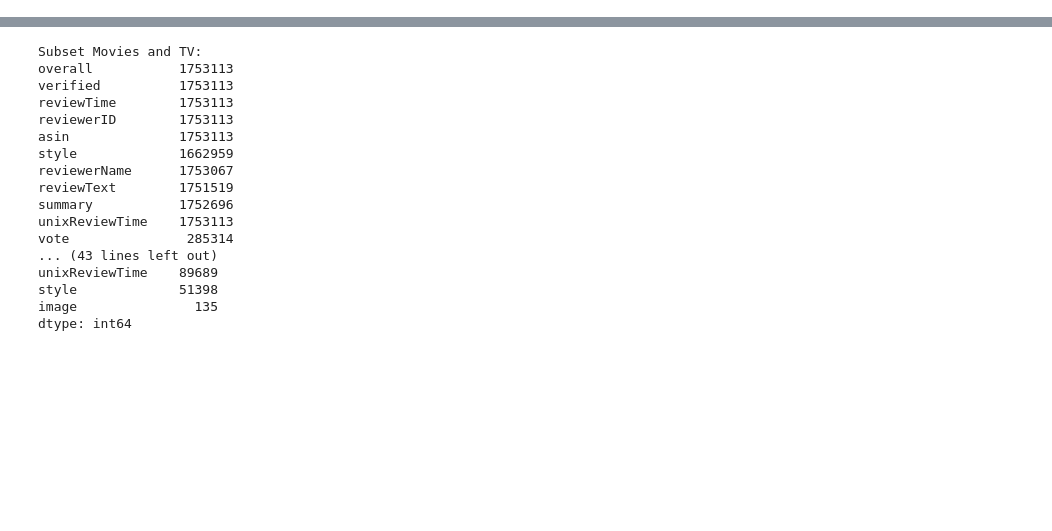
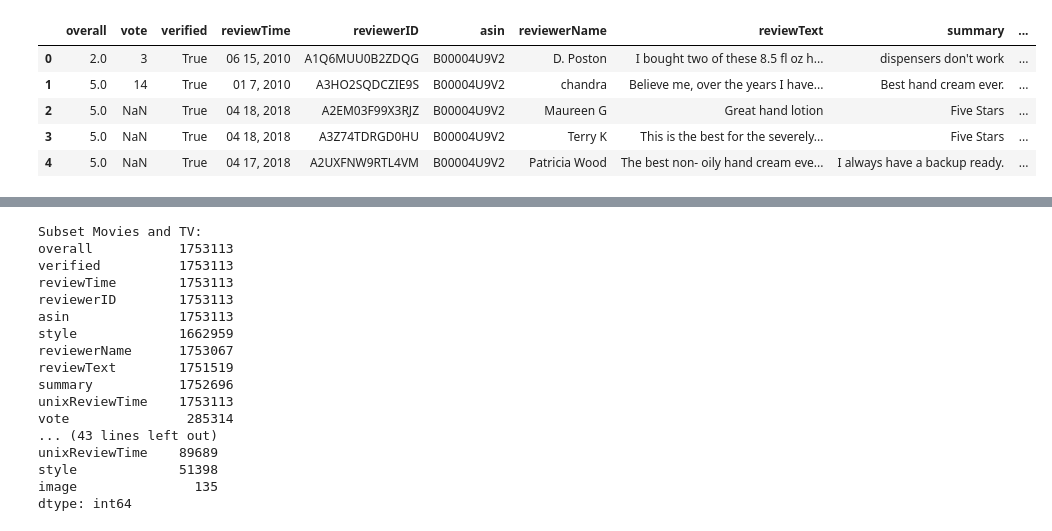
Before and after one commit to Mr-Dheer/A-llmRec-my-code, a Jupyter notebook: temp/reading_data.ipynb, the cells around one changed output, grey strips where cells are left out. Cells and saved outputs as stored; diff of their text form; code cells hidden in the pictures; blank space fills up the shorter version.

```diff
--- a/temp/reading_data.ipynb
+++ b/temp/reading_data.ipynb
@@ -28,0 +30,9 @@ df_magazine = getDF('Magazine_Subscriptions.json.gz')
+# %%
+df_luxBeauty.head()
+# %% [output]
+|  | overall | vote | verified | reviewTime | reviewerID | asin | reviewerName | reviewText | summary | ... |
+| 0 | 2.0 | 3 | True | 06 15, 2010 | A1Q6MUU0B2ZDQG | B00004U9V2 | D. Poston | I bought two of these 8.5 fl oz h... | dispensers don't work | ... |
+| 1 | 5.0 | 14 | True | 01 7, 2010 | A3HO2SQDCZIE9S | B00004U9V2 | chandra | Believe me, over the years I have... | Best hand cream ever. | ... |
+| 2 | 5.0 | NaN | True | 04 18, 2018 | A2EM03F99X3RJZ | B00004U9V2 | Maureen G | Great hand lotion | Five Stars | ... |
+| 3 | 5.0 | NaN | True | 04 18, 2018 | A3Z74TDRGD0HU | B00004U9V2 | Terry K | This is the best for the severely... | Five Stars | ... |
+| 4 | 5.0 | NaN | True | 04 17, 2018 | A2UXFNW9RTL4VM | B00004U9V2 | Patricia Wood | The best non- oily hand cream eve... | I always have a backup ready. | ... |
```
Also changed, not shown: parts of 2 cells of this notebook, 6 other files.
